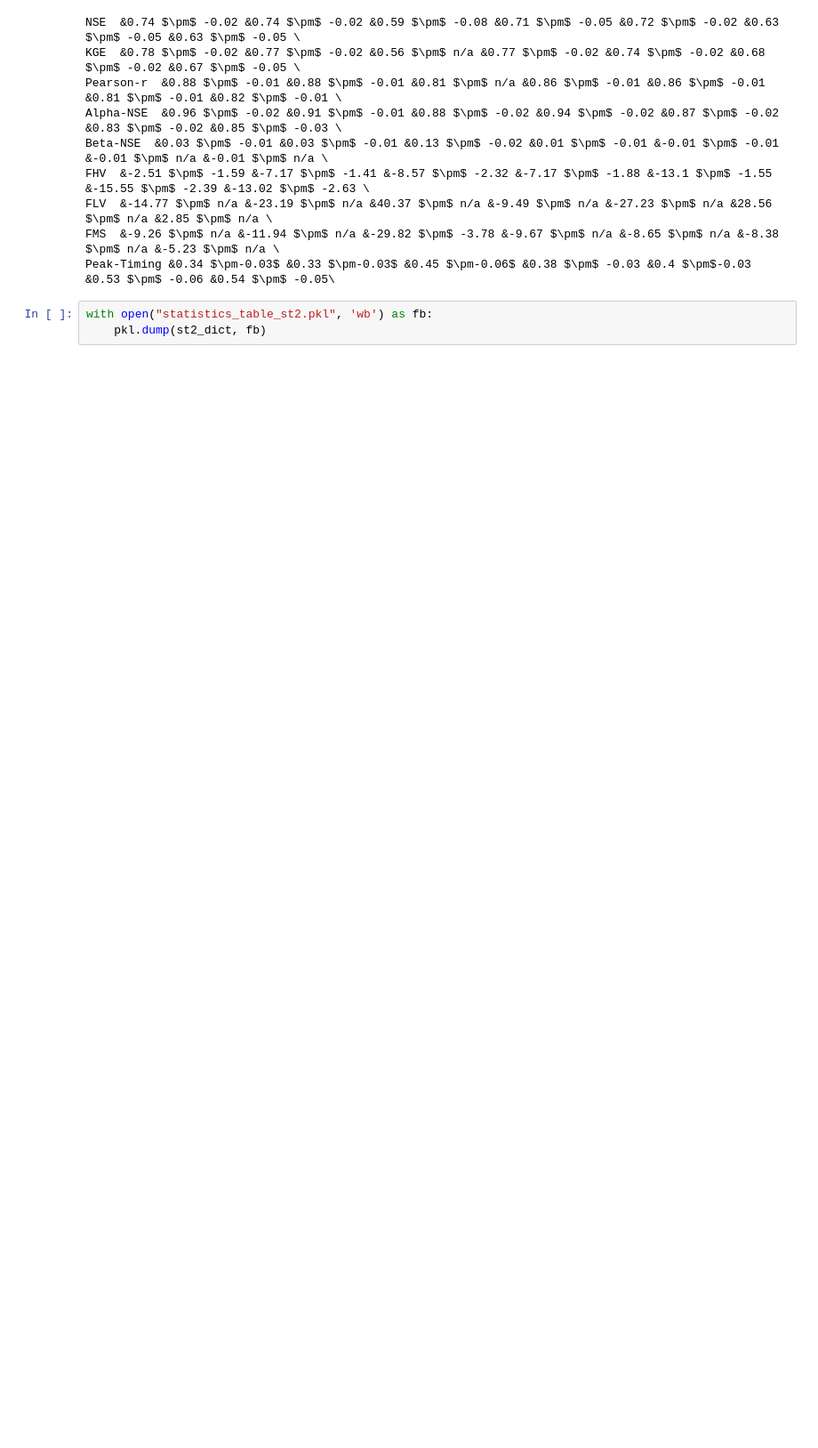
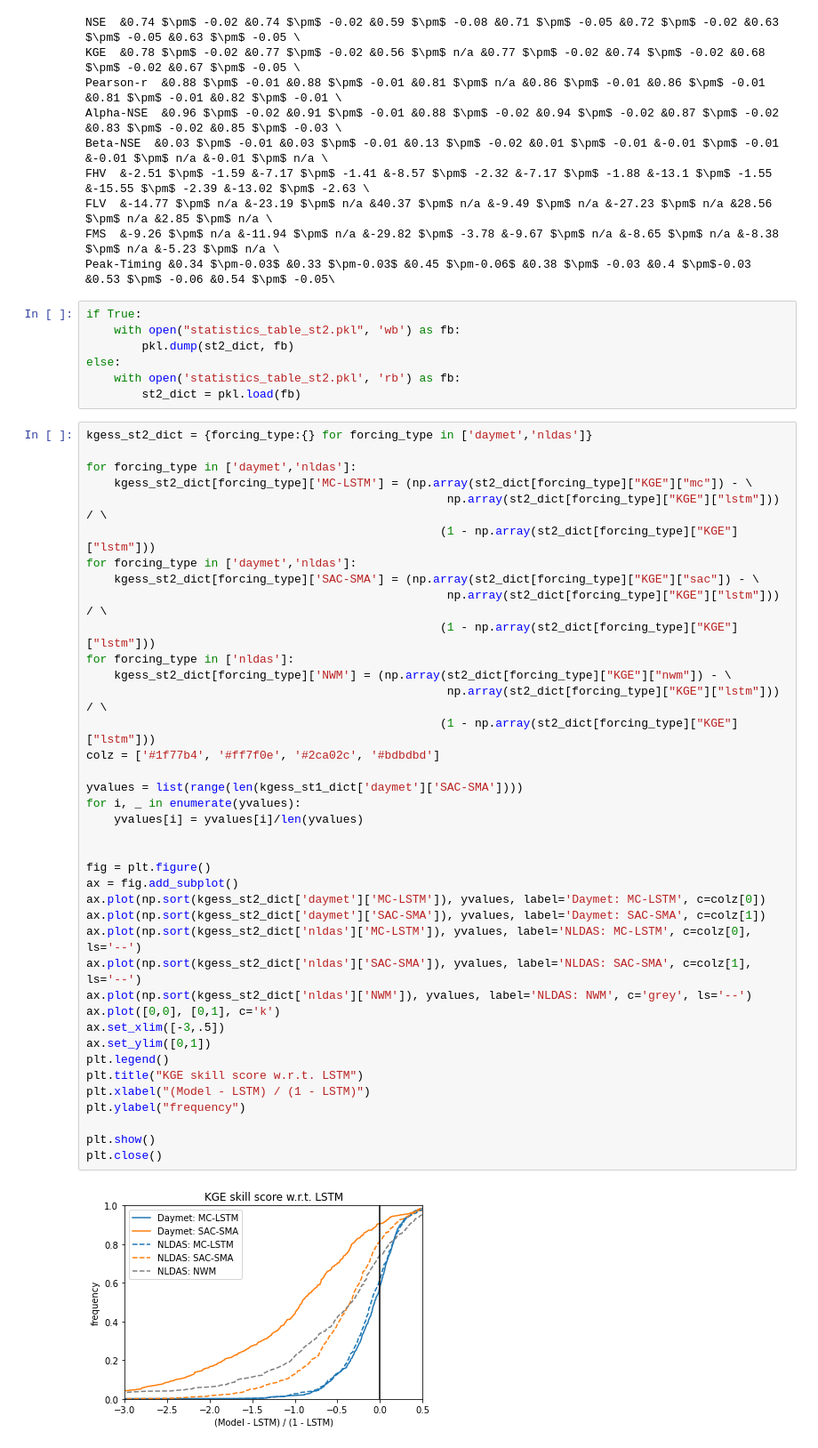
Before and after one commit to jmframe/mclstm_2021_mass_balance, a Jupyter notebook: results/paper_table-ens.ipynb, the cells around one changed output. Shown at 89% size. Drawn from its saved outputs; the diff is of its cells as text; blank space fills up the shorter version.

Commit message:
kge skill score with kge cumulative

```diff
--- a/results/paper_table-ens.ipynb
+++ b/results/paper_table-ens.ipynb
@@ -639,5 +643,50 @@ FLV  &-14.77 $\pm$ n/a &-23.19 $\pm$ n/a &40.37 $\pm$ n/a &-9.49 $\pm$ n/a &-27.
 FMS  &-9.26 $\pm$ n/a &-11.94 $\pm$ n/a &-29.82 $\pm$ -3.78 &-9.67 $\pm$ n/a &-8.65 $\pm$ n/a &-8.38 $\pm$ n/a &-5.23 $\pm$ n/a \
 Peak-Timing &0.34 $\pm-0.03$ &0.33 $\pm-0.03$ &0.45 $\pm-0.06$ &0.38 $\pm$ -0.03 &0.4 $\pm$-0.03 &0.53 $\pm$ -0.06 &0.54 $\pm$ -0.05\
 # %%
-with open("statistics_table_st2.pkl", 'wb') as fb:
-    pkl.dump(st2_dict, fb)
+if True:
+    with open("statistics_table_st2.pkl", 'wb') as fb:
+        pkl.dump(st2_dict, fb)
+else:
+    with open('statistics_table_st2.pkl', 'rb') as fb:
+        st2_dict = pkl.load(fb)
+# %%
+kgess_st2_dict = {forcing_type:{} for forcing_type in ['daymet','nldas']}
+
+for forcing_type in ['daymet','nldas']:
+    kgess_st2_dict[forcing_type]['MC-LSTM'] = (np.array(st2_dict[forcing_type]["KGE"]["mc"]) - \
+                                                    np.array(st2_dict[forcing_type]["KGE"]["lstm"])) / \
+                                                   (1 - np.array(st2_dict[forcing_type]["KGE"]["lstm"]))
+for forcing_type in ['daymet','nldas']:
+    kgess_st2_dict[forcing_type]['SAC-SMA'] = (np.array(st2_dict[forcing_type]["KGE"]["sac"]) - \
+                                                    np.array(st2_dict[forcing_type]["KGE"]["lstm"])) / \
+                                                   (1 - np.array(st2_dict[forcing_type]["KGE"]["lstm"]))
+for forcing_type in ['nldas']:
+    kgess_st2_dict[forcing_type]['NWM'] = (np.array(st2_dict[forcing_type]["KGE"]["nwm"]) - \
+                                                    np.array(st2_dict[forcing_type]["KGE"]["lstm"])) / \
+                                                   (1 - np.array(st2_dict[forcing_type]["KGE"]["lstm"]))
+colz = ['#1f77b4', '#ff7f0e', '#2ca02c', '#bdbdbd']
+
+yvalues = list(range(len(kgess_st1_dict['daymet']['SAC-SMA'])))
+for i, _ in enumerate(yvalues):
+    yvalues[i] = yvalues[i]/len(yvalues)
+
+
+fig = plt.figure()
+ax = fig.add_subplot()
+ax.plot(np.sort(kgess_st2_dict['daymet']['MC-LSTM']), yvalues, label='Daymet: MC-LSTM', c=colz[0])
+ax.plot(np.sort(kgess_st2_dict['daymet']['SAC-SMA']), yvalues, label='Daymet: SAC-SMA', c=colz[1])
+ax.plot(np.sort(kgess_st2_dict['nldas']['MC-LSTM']), yvalues, label='NLDAS: MC-LSTM', c=colz[0], ls='--')
+ax.plot(np.sort(kgess_st2_dict['nldas']['SAC-SMA']), yvalues, label='NLDAS: SAC-SMA', c=colz[1], ls='--')
+ax.plot(np.sort(kgess_st2_dict['nldas']['NWM']), yvalues, label='NLDAS: NWM', c='grey', ls='--')
+ax.plot([0,0], [0,1], c='k')
+ax.set_xlim([-3,.5])
+ax.set_ylim([0,1])
+plt.legend()
+plt.title("KGE skill score w.r.t. LSTM")
+plt.xlabel("(Model - LSTM) / (1 - LSTM)")
+plt.ylabel("frequency")
+
+plt.show()
+plt.close()
+# %% [output]
+[figure, added]
```
Also changed, not shown: parts of 5 cells of this notebook, 21 other files.
